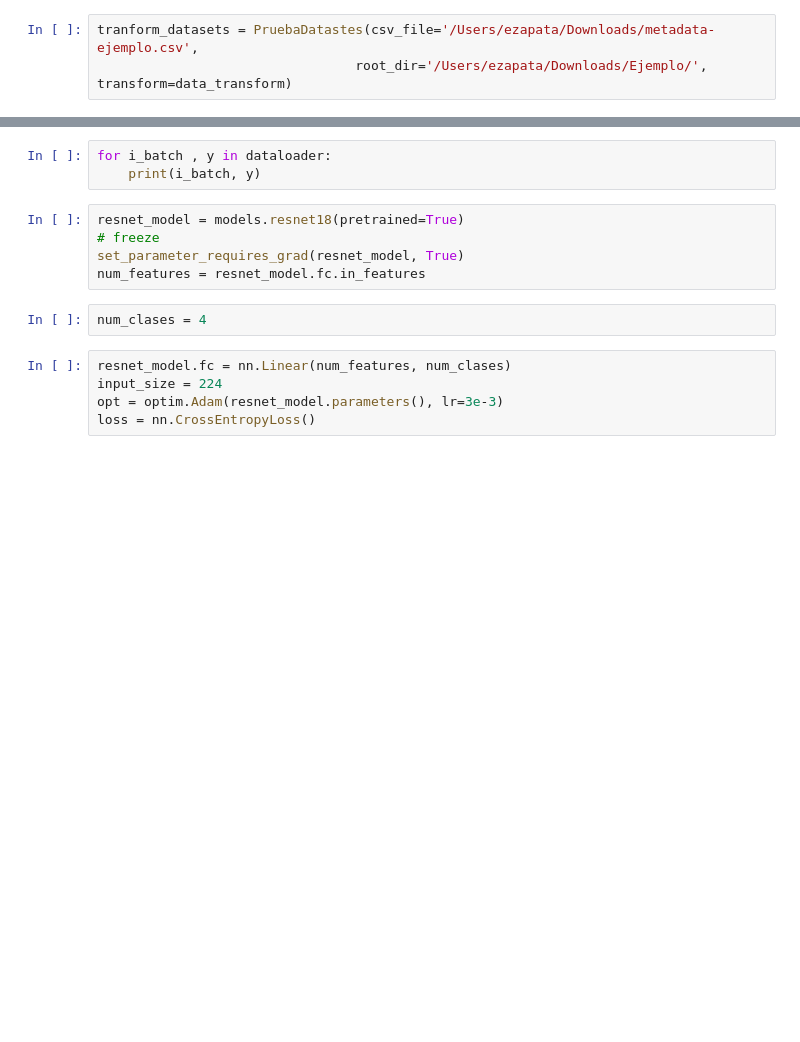
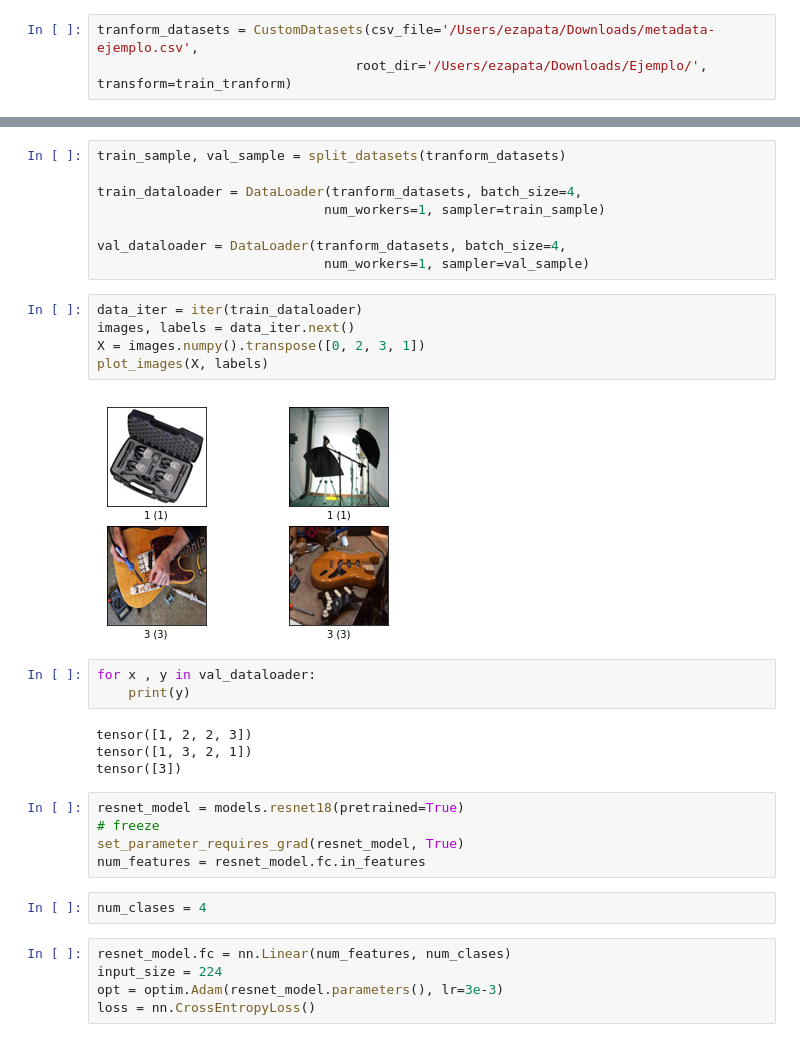
Before and after one commit to elbio99/curso, a Jupyter notebook: Pytorch/Train-Pytorch-custom-datasets.ipynb, the cells around one changed output, grey strips where cells are left out. Cells and saved outputs as stored; diff of their text form; blank space fills up the shorter version.

Commit message:
custom datasets

```diff
--- a/Pytorch/Train-Pytorch-custom-datasets.ipynb
+++ b/Pytorch/Train-Pytorch-custom-datasets.ipynb
@@ -60,5 +69,5 @@ def set_parameter_requires_grad(model, feature_extracting):
         for param in model.parameters():
             param.requires_grad = False
 # %%
-tranform_datasets = PruebaDatastes(csv_file='/Users/ezapata/Downloads/metadata-ejemplo.csv',
-                                 root_dir='/Users/ezapata/Downloads/Ejemplo/', transform=data_transform)
+tranform_datasets = CustomDatasets(csv_file='/Users/ezapata/Downloads/metadata-ejemplo.csv',
+                                 root_dir='/Users/ezapata/Downloads/Ejemplo/', transform=train_tranform)
@@ -68,6 +128,25 @@ dataloader = DataLoader(tranform_datasets, batch_size=4,
+# %%
+train_sample, val_sample = split_datasets(tranform_datasets)
+
+train_dataloader = DataLoader(tranform_datasets, batch_size=4,
+                             num_workers=1, sampler=train_sample)
+
+val_dataloader = DataLoader(tranform_datasets, batch_size=4,
+                             num_workers=1, sampler=val_sample)
+# %%
+data_iter = iter(train_dataloader)
+images, labels = data_iter.next()
+X = images.numpy().transpose([0, 2, 3, 1])
+plot_images(X, labels)
+# %% [output]
+[figure, added]
 # %%
-for i_batch , y in dataloader:
-    print(i_batch, y)
+for x , y in val_dataloader:
+    print(y)
+# %% [output]
+tensor([1, 2, 2, 3])
+tensor([1, 3, 2, 1])
+tensor([3])
 # %%
 resnet_model = models.resnet18(pretrained=True)
 # freeze
```
Also changed, not shown: parts of 9 cells of this notebook.
